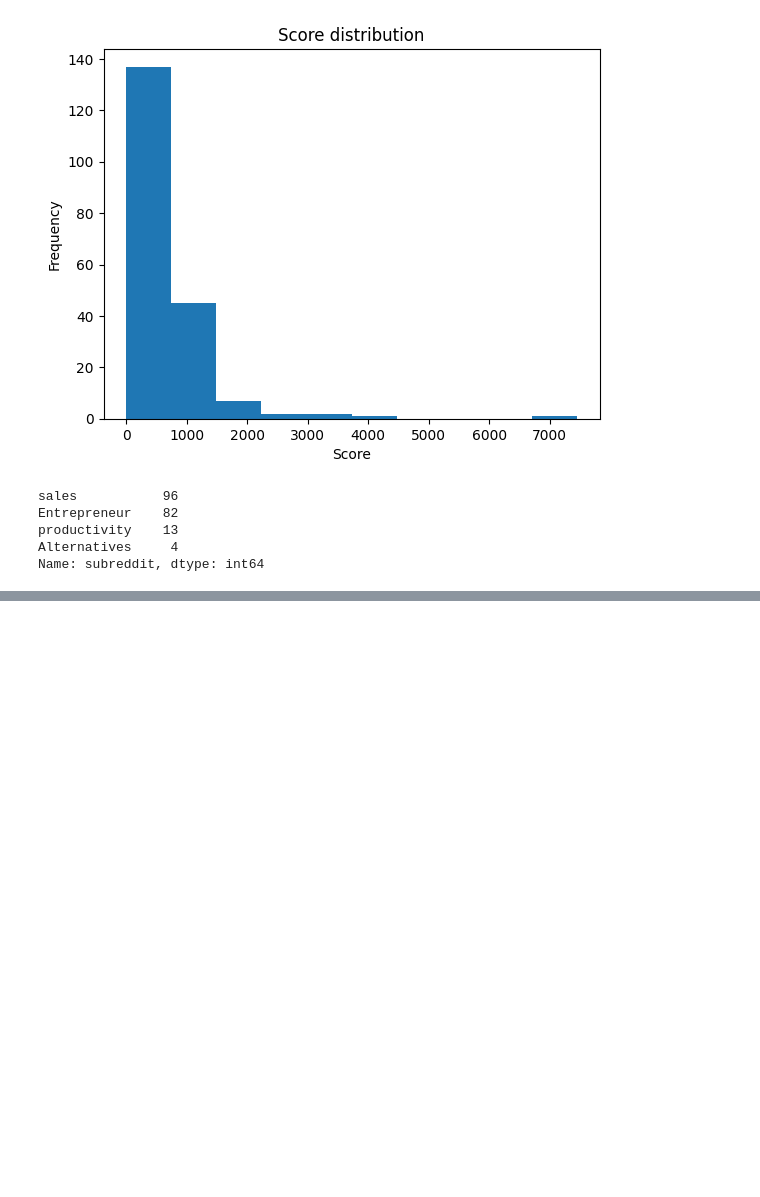
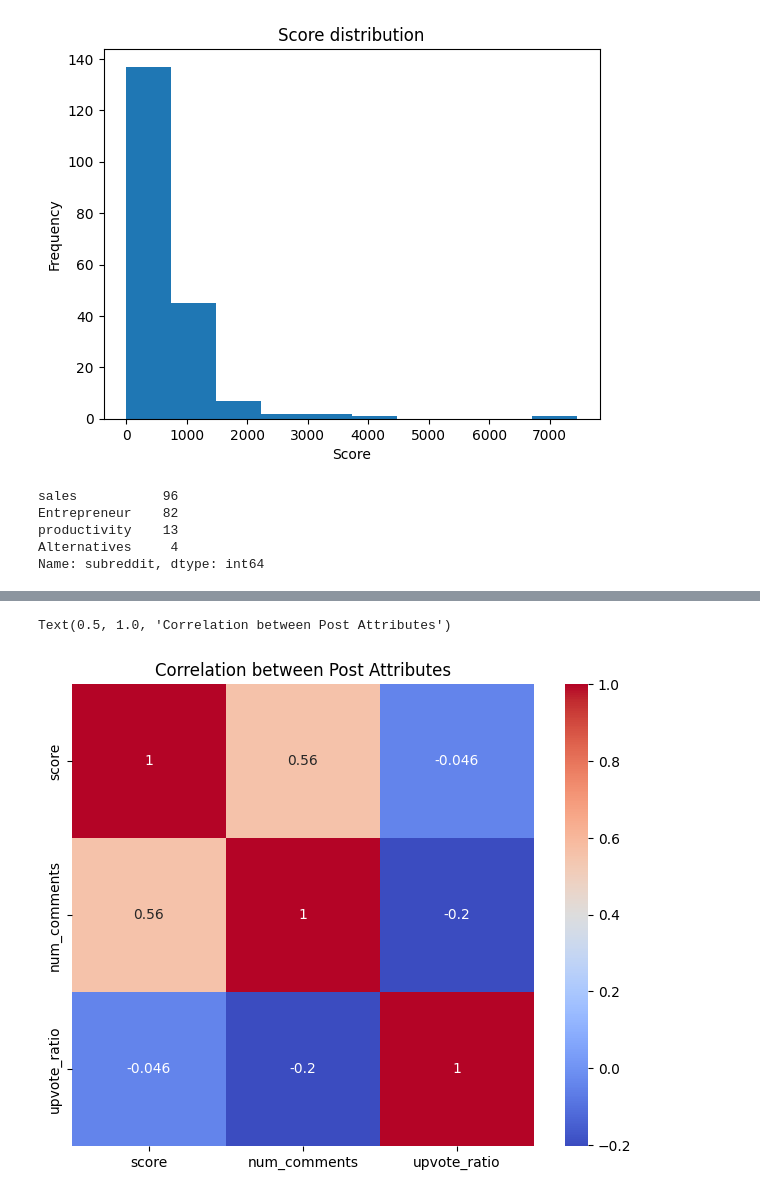
Before and after one commit to baranouskiart/reddit_sentiment, a Jupyter notebook: reddit_sentiment_analysis.ipynb, the cells around one changed output, grey strips where cells are left out. Drawn from its saved outputs; the diff is of its cells as text; code cells hidden in the pictures; blank space fills up the shorter version.

```diff
--- a/reddit_sentiment_analysis.ipynb
+++ b/reddit_sentiment_analysis.ipynb
@@ -184,0 +189,11 @@ Name: subreddit, dtype: int64
+# %%
+import matplotlib.pyplot as plt
+
+corr = posts_df[['score', 'num_comments', 'upvote_ratio']].corr()
+
+plt.figure(figsize=(8, 6))
+sns.heatmap(corr, cmap='coolwarm', annot=True, square=True)
+plt.title('Correlation between Post Attributes')
+# %% [output]
+Text(0.5, 1.0, 'Correlation between Post Attributes')
+[figure, added]
```
Also changed, not shown: parts of 9 cells of this notebook.
